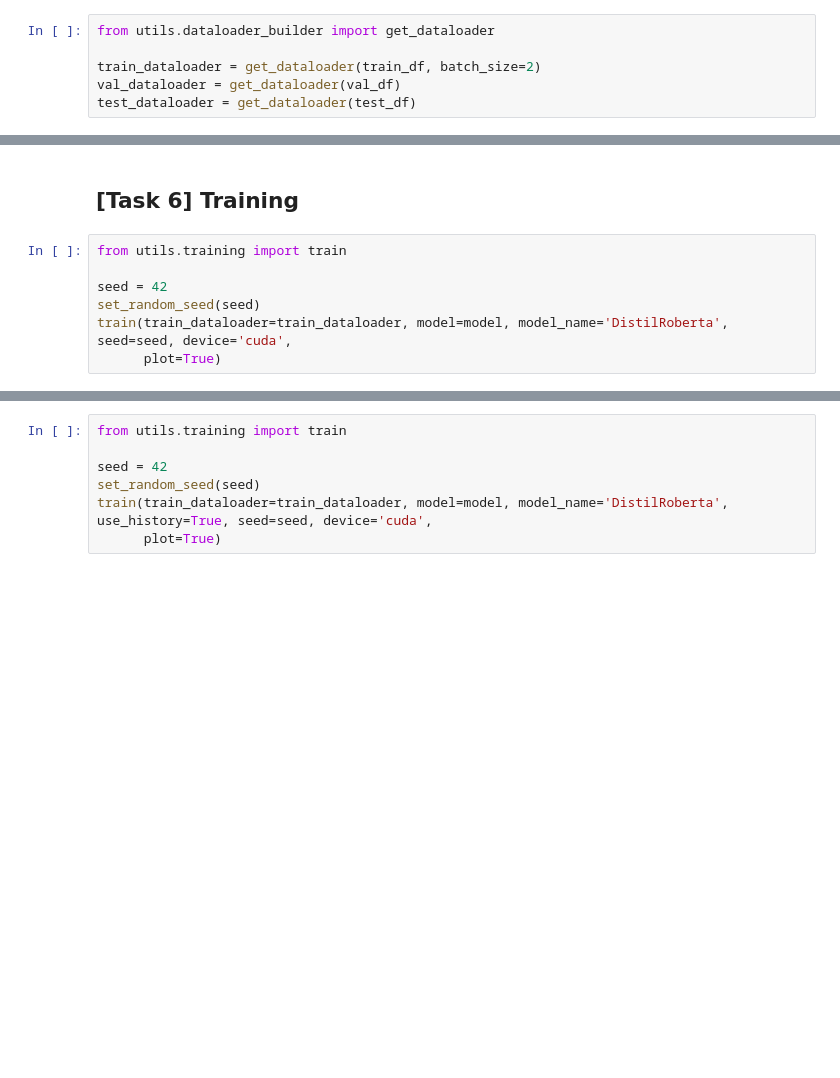
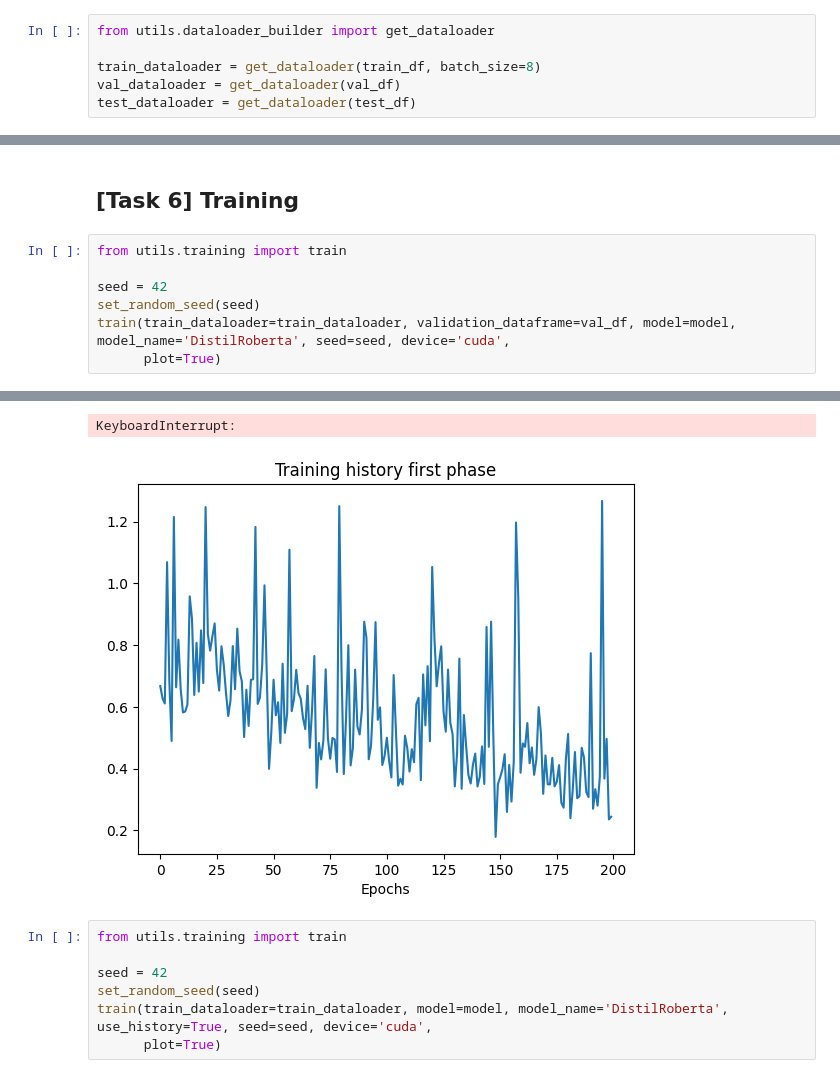
Before and after one commit to RiccardoSpolaor/Question-Answering, a Jupyter notebook: main_trainer_redone.ipynb, the cells around one changed output, grey strips where cells are left out. Cells and saved outputs as stored; diff of their text form; blank space fills up the shorter version.

Commit message:
Add validation f1 squad for each phase

```diff
--- a/main_trainer_redone.ipynb
+++ b/main_trainer_redone.ipynb
@@ -352,7 +352,7 @@ In addition, the train, validation and test dataloaders are provided for future
 # %%
 from utils.dataloader_builder import get_dataloader
 
-train_dataloader = get_dataloader(train_df, batch_size=2)
+train_dataloader = get_dataloader(train_df, batch_size=8)
 val_dataloader = get_dataloader(val_df)
 test_dataloader = get_dataloader(test_df)
 # %% [markdown]
@@ -397,7 +397,7 @@ from utils.training import train
 
 seed = 42
 set_random_seed(seed)
-train(train_dataloader=train_dataloader, model=model, model_name='DistilRoberta', seed=seed, device='cuda',
+train(train_dataloader=train_dataloader, validation_dataframe=val_df, model=model, model_name='DistilRoberta', seed=seed, device='cuda',
       plot=True)
 # %% [output]
 Training phase 1
@@ -421,3 +425,5 @@ KeyboardInterrupt:
+KeyboardInterrupt:
+[figure, added]
 # %%
 from utils.training import train
 
```
Also changed, not shown: parts of 3 cells of this notebook, 2 other files.
